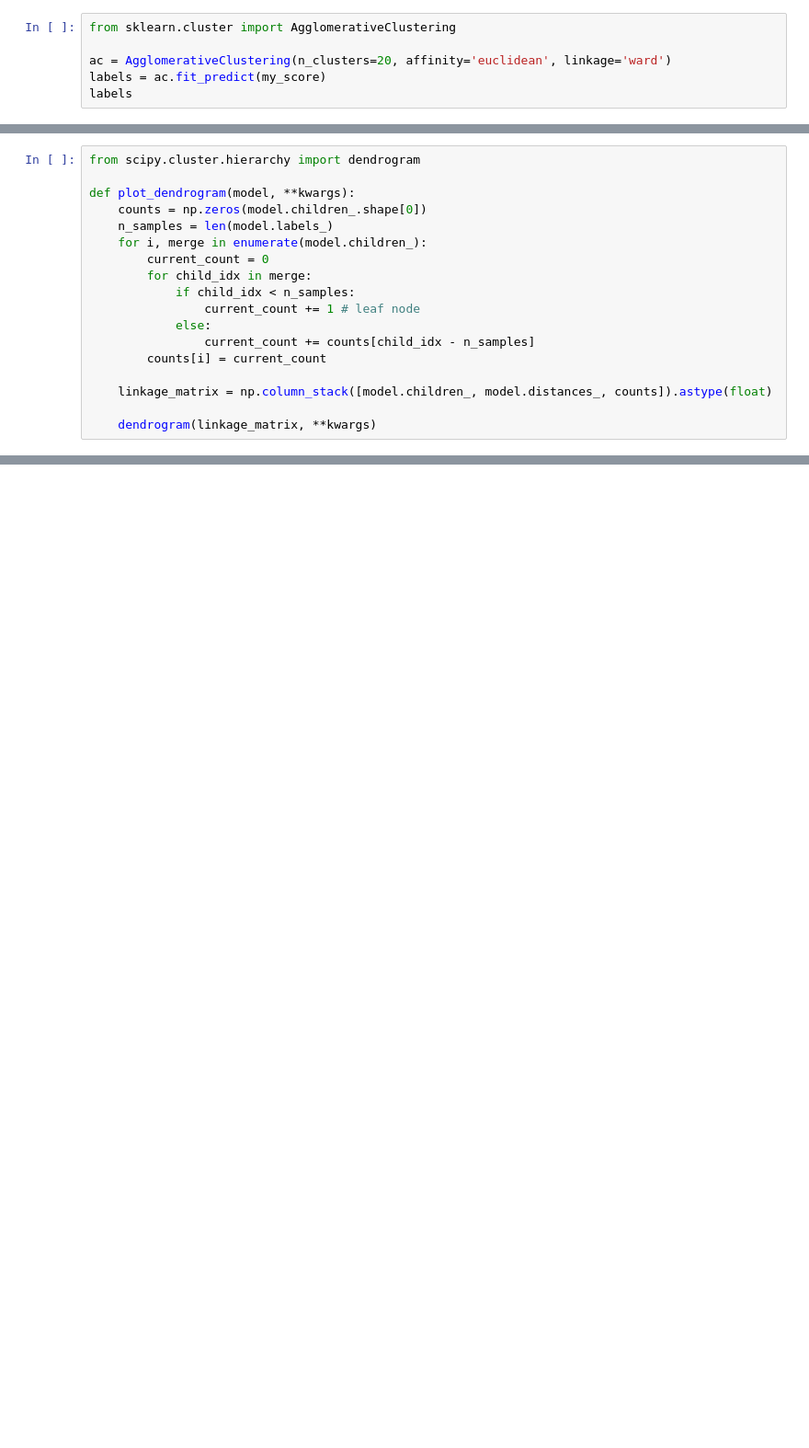
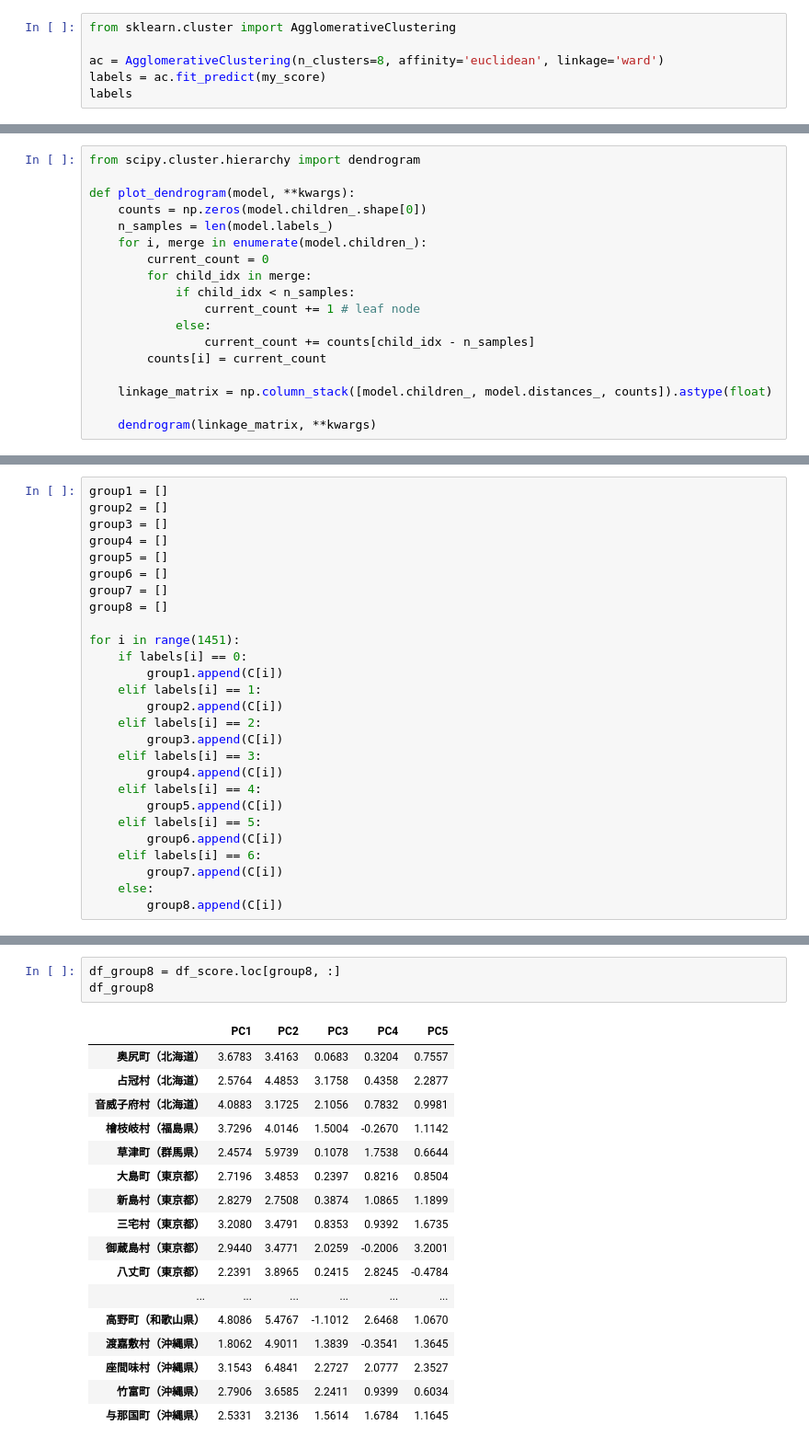
Before and after one commit to tMaehashi/City-Analysis, a Jupyter notebook: Code/city_2.ipynb, the cells around one changed output, grey strips where cells are left out. Shown at 92% size. Drawn from its saved outputs; the diff is of its cells as text; blank space fills up the shorter version.

```diff
--- a/Code/city_2.ipynb
+++ b/Code/city_2.ipynb
@@ -183,7 +177,7 @@ my_score.shape
 # %%
 from sklearn.cluster import AgglomerativeClustering
 
-ac = AgglomerativeClustering(n_clusters=20, affinity='euclidean', linkage='ward')
+ac = AgglomerativeClustering(n_clusters=8, affinity='euclidean', linkage='ward')
 labels = ac.fit_predict(my_score)
 labels
 # %% [output]
@@ -229,0 +217,27 @@ C[537]
+# %%
+group1 = []
+group2 = []
+group3 = []
+group4 = []
+group5 = []
+group6 = []
+group7 = []
+group8 = []
+
+for i in range(1451):
+    if labels[i] == 0:
+        group1.append(C[i])
+    elif labels[i] == 1:
+        group2.append(C[i])
+    elif labels[i] == 2:
+        group3.append(C[i])
+    elif labels[i] == 3:
+        group4.append(C[i])
+    elif labels[i] == 4:
+        group5.append(C[i])
+    elif labels[i] == 5:
+        group6.append(C[i])
+    elif labels[i] == 6:
+        group7.append(C[i])
+    else:
+        group8.append(C[i])
@@ -229,0 +363,21 @@ C[537]
+# %%
+df_group8 = df_score.loc[group8, :]
+df_group8
+# %% [output]
+|  | PC1 | PC2 | PC3 | PC4 | PC5 |
+| 奥尻町（北海道） | 3.6783 | 3.4163 | 0.0683 | 0.3204 | 0.7557 |
+| 占冠村（北海道） | 2.5764 | 4.4853 | 3.1758 | 0.4358 | 2.2877 |
+| 音威子府村（北海道） | 4.0883 | 3.1725 | 2.1056 | 0.7832 | 0.9981 |
+| 檜枝岐村（福島県） | 3.7296 | 4.0146 | 1.5004 | -0.2670 | 1.1142 |
+| 草津町（群馬県） | 2.4574 | 5.9739 | 0.1078 | 1.7538 | 0.6644 |
+| 大島町（東京都） | 2.7196 | 3.4853 | 0.2397 | 0.8216 | 0.8504 |
+| 新島村（東京都） | 2.8279 | 2.7508 | 0.3874 | 1.0865 | 1.1899 |
+| 三宅村（東京都） | 3.2080 | 3.4791 | 0.8353 | 0.9392 | 1.6735 |
+| 御蔵島村（東京都） | 2.9440 | 3.4771 | 2.0259 | -0.2006 | 3.2001 |
+| 八丈町（東京都） | 2.2391 | 3.8965 | 0.2415 | 2.8245 | -0.4784 |
+| ... | ... | ... | ... | ... | ... |
+| 高野町（和歌山県） | 4.8086 | 5.4767 | -1.1012 | 2.6468 | 1.0670 |
+| 渡嘉敷村（沖縄県） | 1.8062 | 4.9011 | 1.3839 | -0.3541 | 1.3645 |
+| 座間味村（沖縄県） | 3.1543 | 6.4841 | 2.2727 | 2.0777 | 2.3527 |
+| 竹富町（沖縄県） | 2.7906 | 3.6585 | 2.2411 | 0.9399 | 0.6034 |
+| 与那国町（沖縄県） | 2.5331 | 3.2136 | 1.5614 | 1.6784 | 1.1645 |
```
Also changed, not shown: parts of 22 cells of this notebook, 1 other file.
